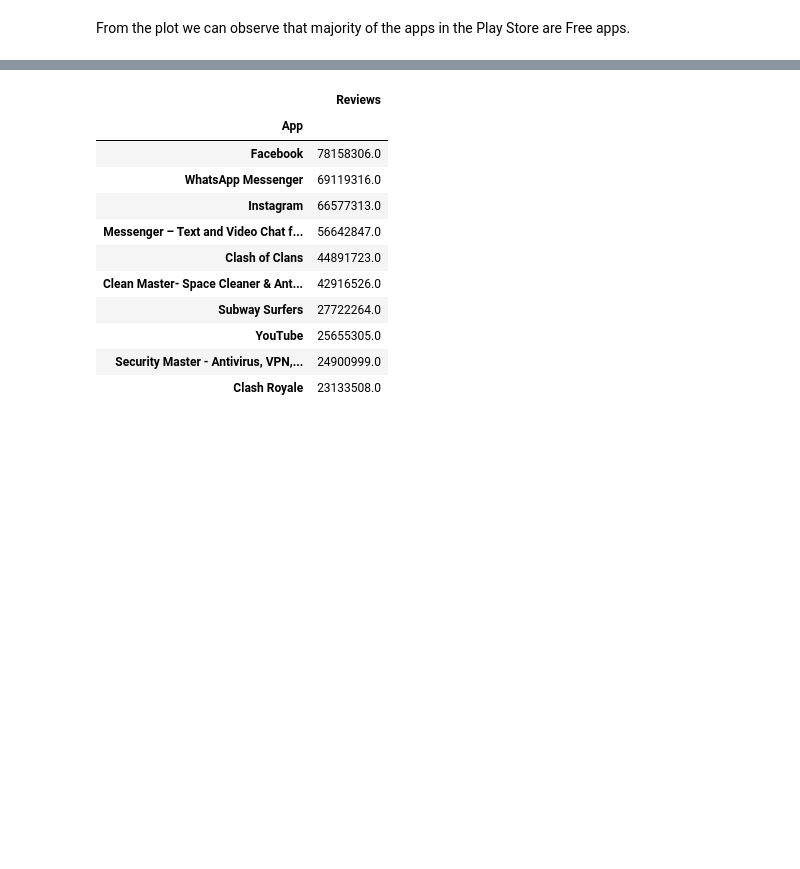
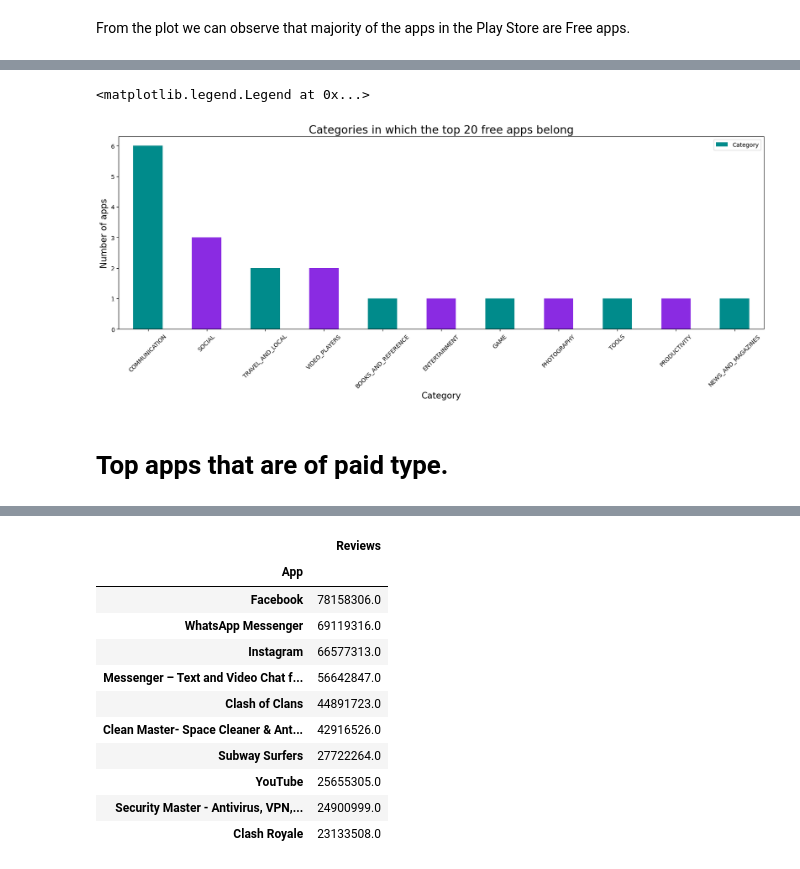
Before and after one commit to Koti-RK/Playstore-App-Review-Analysis, a Jupyter notebook: PlayStore_App_Review_Analysis_Capstone_Project.ipynb, the cells around one changed output, grey strips where cells are left out. Drawn from its saved outputs; the diff is of its cells as text; code cells hidden in the pictures; blank space fills up the shorter version.

```diff
--- a/PlayStore_App_Review_Analysis_Capstone_Project.ipynb
+++ b/PlayStore_App_Review_Analysis_Capstone_Project.ipynb
@@ -809,0 +588,6 @@ From the plot we can observe that majority of the apps in the Play Store are Fre
+# %%
+ free_df = df[df['Type'] == 'Free']
+# %%
+top_free_df = free_df[free_df['Installs'] == free_df['Installs'].max()]
+top10free_apps=top_free_df.nlargest(10, 'Installs', keep='first')
+top10free_apps.head(10)
@@ -809,0 +606,12 @@ From the plot we can observe that majority of the apps in the Play Store are Fre
+# %%
+top_free_df['Category'].value_counts().plot.bar(figsize=(20,6), color= ('darkcyan','blueviolet'))
+plt.xlabel('Category', size=15)
+plt.ylabel('Number of apps', size=15)
+plt.title('Categories in which the top 20 free apps belong', size=19)
+plt.xticks(rotation=45)
+plt.legend()
+# %% [output]
+<matplotlib.legend.Legend at 0x...>
+[figure, added]
+# %% [markdown]
+# **Top apps that are of paid type.**
```
Also changed, not shown: parts of 44 cells of this notebook.
